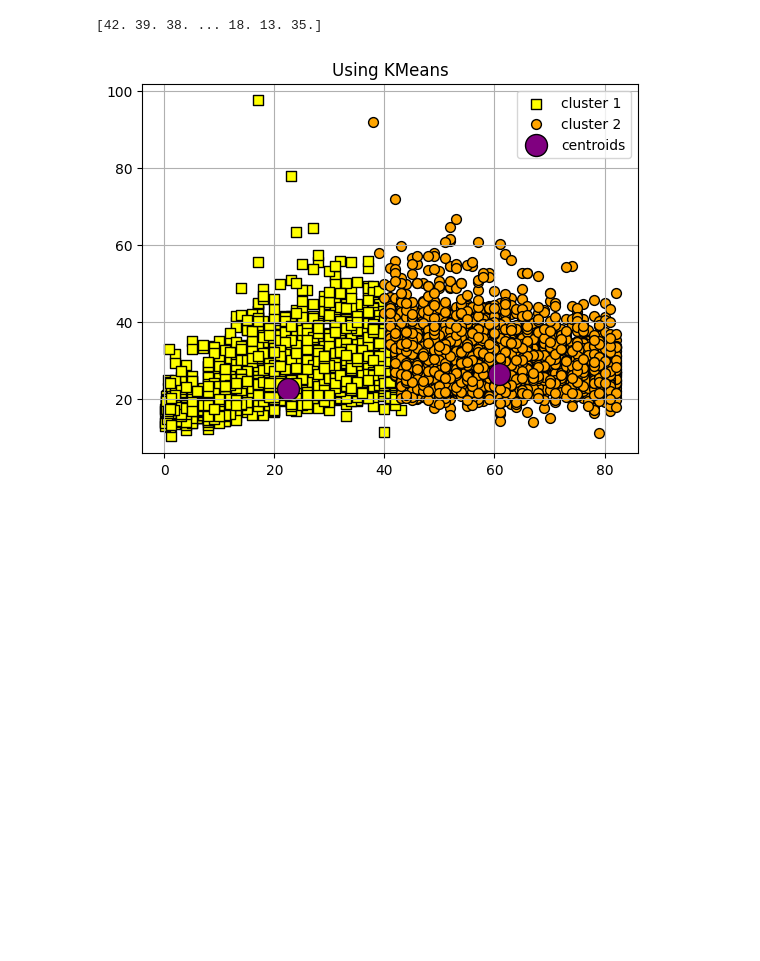
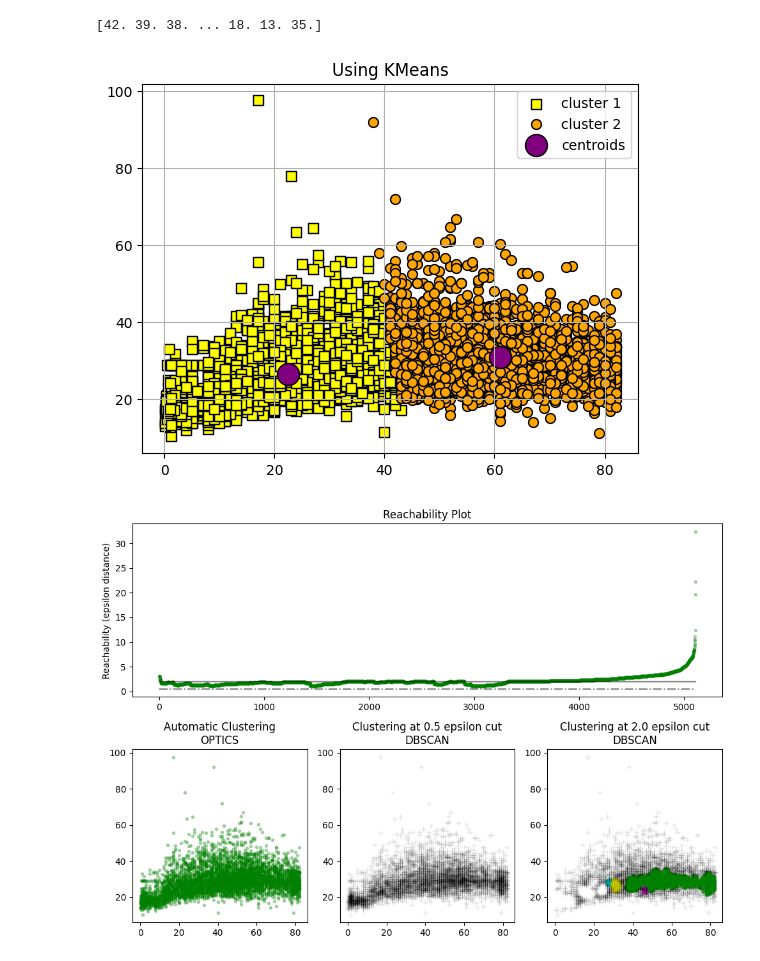
Before and after one commit to fl-sll/FODS-Quiz, a Jupyter notebook: Projects/DSFP.ipynb, the cells around one changed output. Saved outputs shown, nothing was run; the diff lists cells and outputs as text; code cells hidden in the pictures; blank space fills up the shorter version.

```diff
--- a/Projects/DSFP.ipynb
+++ b/Projects/DSFP.ipynb
@@ -161,7 +237,7 @@ plt.scatter(
 )
 
 plt.scatter(
-    km.cluster_centers_[:,0], km.cluster_centers_[:1],
+    km.cluster_centers_[:,0], km.cluster_centers_[:,1],
     s=250,edgecolors="black", c='purple',
     label='centroids'
 )
@@ -171,4 +247,73 @@ plt.title("Using KMeans")
 plt.grid()
 plt.show()
 # %% [output]
-[figure, old version]
+[figure, new version]
+# %%
+clust = OPTICS(min_samples=50,xi=0.05,min_cluster_size=0.05)
+
+clust.fit(x)
+
+labels_050 = cluster_optics_dbscan(
+    reachability=clust.reachability_,
+    core_distances=clust.core_distances_,
+    ordering=clust.ordering_,
+    eps=0.5,
+)
+labels_200 = cluster_optics_dbscan(
+    reachability=clust.reachability_,
+    core_distances=clust.core_distances_,
+    ordering=clust.ordering_,
+    eps=2,
+)
+
+space = np.arange(len(x))
+reachability = clust.reachability_[clust.ordering_]
+labels = clust.labels_[clust.ordering_]
+
+plt.figure(figsize=(10, 7))
+G = gs.GridSpec(2, 3)
+ax1 = plt.subplot(G[0, :])
+ax2 = plt.subplot(G[1, 0])
+ax3 = plt.subplot(G[1, 1])
+ax4 = plt.subplot(G[1, 2])
+
+# Reachability plot
+colors = ["g.", "r.", "b.", "y.", "c."]
+for klass, color in zip(range(0, 5), colors):
+    Xk = space[labels == klass]
+    Rk = reachability[labels == klass]
+    ax1.plot(Xk, Rk, color, alpha=0.3)
+ax1.plot(space[labels == -1], reachability[labels == -1], "k.", alpha=0.3)
+ax1.plot(space, np.full_like(space, 2.0, dtype=float), "k-", alpha=0.5)
+ax1.plot(space, np.full_like(space, 0.5, dtype=float), "k-.", alpha=0.5)
+ax1.set_ylabel("Reachability (epsilon distance)")
+ax1.set_title("Reachability Plot")
+
+# OPTICS
+colors = ["g.", "r.", "b.", "y.", "c."]
+for klass, color in zip(range(0, 5), colors):
+    Xk = x[clust.labels_ == klass]
+    ax2.plot(Xk[:, 0], Xk[:, 1], color, alpha=0.3)
+ax2.plot(x[clust.labels_ == -1, 0], x[clust.labels_ == -1, 1], "k+", alpha=0.1)
+ax2.set_title("Automatic Clustering\nOPTICS")
+
+# DBSCAN at 0.5
+colors = ["g.", "r.", "b.", "c."]
+for klass, color in zip(range(0, 4), colors):
+    Xk = x[labels_050 == klass]
+    ax3.plot(Xk[:, 0], Xk[:, 1], color, alpha=0.3)
+ax3.plot(x[labels_050 == -1, 0], x[labels_050 == -1, 1], "k+", alpha=0.1)
+ax3.set_title("Clustering at 0.5 epsilon cut\nDBSCAN")
+
+# DBSCAN at 2.
+colors = ["g.", "m.", "y.", "c."]
+for klass, color in zip(range(0, 4), colors):
+    Xk = x[labels_200 == klass]
+    ax4.plot(Xk[:, 0], Xk[:, 1], color, alpha=0.3)
+ax4.plot(x[labels_200 == -1, 0], x[labels_200 == -1, 1], "k+", alpha=0.1)
+ax4.set_title("Clustering at 2.0 epsilon cut\nDBSCAN")
+
+plt.tight_layout()
+plt.show()
+# %% [output]
+[figure, added]
```
Also changed, not shown: parts of 12 cells of this notebook.
